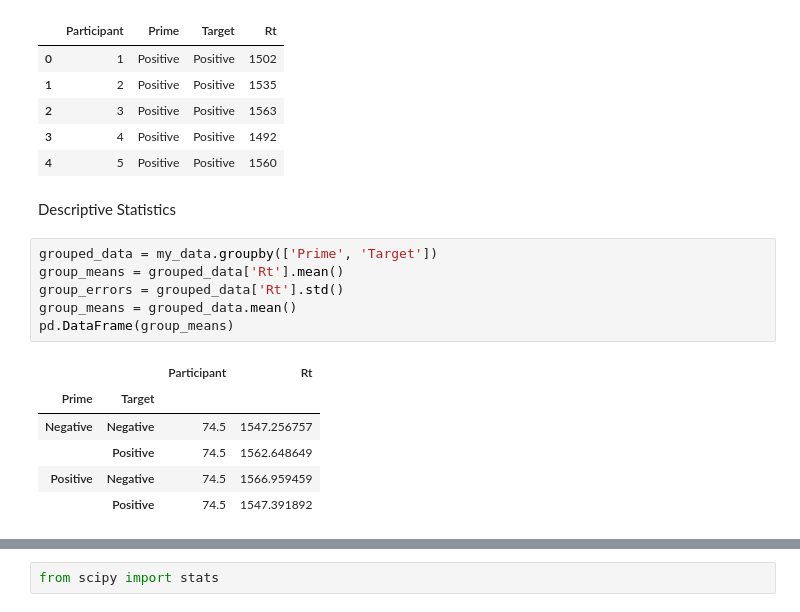
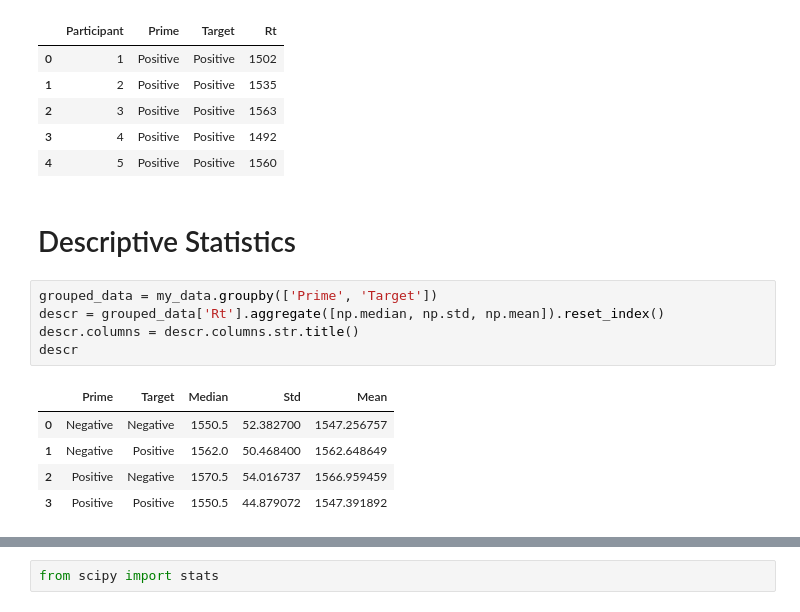
Before and after one commit to twongmoore/python_anova_project, a Jupyter notebook: python_assignment.ipynb, the cells around one changed output, grey strips where cells are left out. Saved outputs shown, nothing was run; the diff lists cells and outputs as text.

```diff
--- a/python_assignment.ipynb
+++ b/python_assignment.ipynb
@@ -46,18 +50,16 @@ my_data.head()
 | 3 | 4 | Positive | Positive | 1492 |
 | 4 | 5 | Positive | Positive | 1560 |
 # %% [markdown]
-Descriptive Statistics
+# Descriptive Statistics
-# %%
-grouped_data = my_data.groupby(['Prime', 'Target'])
-group_means = grouped_data['Rt'].mean()
-group_errors = grouped_data['Rt'].std()
-group_means = grouped_data.mean()
-pd.DataFrame(group_means)
-# %% [output]
-|  |  | Participant | Rt |
-| Prime | Target |  |  |
-| Negative | Negative | 74.5 | 1547.256757 |
-|  | Positive | 74.5 | 1562.648649 |
-| Positive | Negative | 74.5 | 1566.959459 |
-|  | Positive | 74.5 | 1547.391892 |
+# %%
+grouped_data = my_data.groupby(['Prime', 'Target'])
+descr = grouped_data['Rt'].aggregate([np.median, np.std, np.mean]).reset_index()
+descr.columns = descr.columns.str.title()
+descr
+# %% [output]
+|  | Prime | Target | Median | Std | Mean |
+| 0 | Negative | Negative | 1550.5 | 52.382700 | 1547.256757 |
+| 1 | Negative | Positive | 1562.0 | 50.468400 | 1562.648649 |
+| 2 | Positive | Negative | 1570.5 | 54.016737 | 1566.959459 |
+| 3 | Positive | Positive | 1550.5 | 44.879072 | 1547.391892 |
 # %% [markdown]
```
Also changed, not shown: parts of 12 cells of this notebook.
